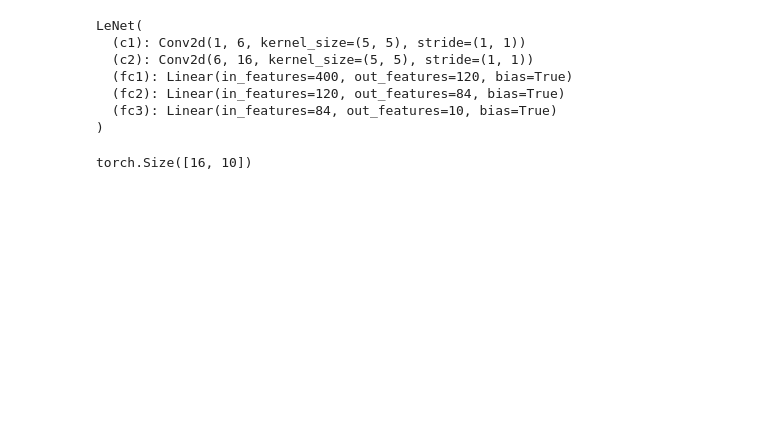
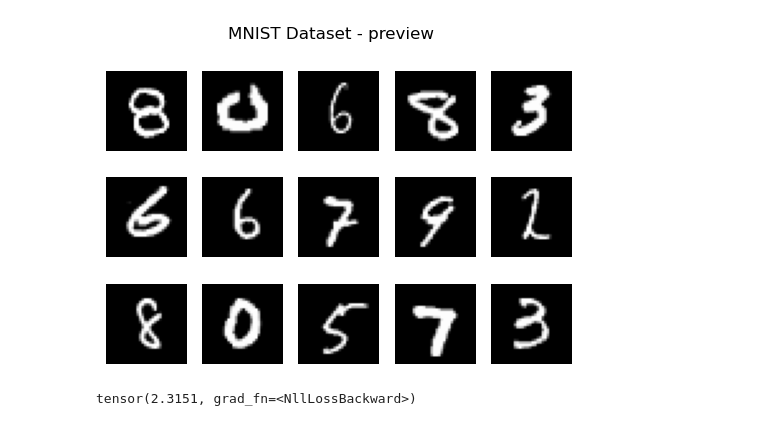
Before and after one commit to maciejbalawejder/Deep-Learning-Collection, a Jupyter notebook: ConvNets/LeNet/LeNet-5.ipynb, the cells around one changed output. Cells and saved outputs as stored; diff of their text form; code cells hidden in the pictures; blank space fills up the shorter version.

```diff
--- a/ConvNets/LeNet/LeNet-5.ipynb
+++ b/ConvNets/LeNet/LeNet-5.ipynb
@@ -7,6 +7,10 @@ import torch.nn.functional as F
 import os
 from torchvision import transforms
 from tqdm import tqdm
+import matplotlib.pyplot as plt
+from tqdm.notebook import tqdm_notebook
+
+
 
 transform = transforms.Compose([
     transforms.Resize((32, 32)),
@@ -16,8 +20,20 @@ transform = transforms.Compose([
 path = os.getcwd()
 train_data = torchvision.datasets.MNIST(path, download = True, train = True, transform = transforms.Compose([transforms.Pad(2), transforms.ToTensor()]))
 test_data = torchvision.datasets.MNIST(path, download = True, train = False, transform = transforms.Compose([transforms.Pad(2), transforms.ToTensor()]))
+train_data, val_data = torch.utils.data.random_split(train_data, [50000, 10000])
+
 train_loader = DataLoader(dataset=train_data, batch_size = 16, shuffle=True)
+val_loader = DataLoader(dataset=val_data, batch_size = 16, shuffle=True)
 test_loader = DataLoader(dataset=test_data, batch_size = 16, shuffle=True)
+# %%
+fig = plt.figure(dpi = 100)
+for index in range(1, 3 * 5 + 1):
+    plt.subplot(3, 5, index)
+    plt.axis('off')
+    plt.imshow(next(iter(train_loader))[0][index].reshape(32,32), cmap='gray')
+fig.suptitle('MNIST Dataset - preview');
+# %% [output]
+[figure, added]
 # %%
 class LeNet(nn.Module):
     def __init__(self):
@@ -30,26 +46,20 @@ class LeNet(nn.Module):
         self.fc3 = nn.Linear(in_features = 84, out_features = 10)
 
     def forward(self,x):
-        x = F.avg_pool2d(F.tanh(self.c1(x)), kernel_size = 2, stride = 2, padding = 0)
-        x = F.avg_pool2d(F.tanh(self.c2(x)), kernel_size = 2, stride = 2, padding = 0)
+        x = F.avg_pool2d(torch.tanh(self.c1(x)), kernel_size = 2, stride = 2, padding = 0)
+        x = F.avg_pool2d(torch.tanh(self.c2(x)), kernel_size = 2, stride = 2, padding = 0)
         x = torch.flatten(x,1)
-        x = F.tanh(self.fc1(x))
-        x = F.tanh(self.fc2(x))
-        x = self.fc3(x).float()
-        x = F.log_softmax(x, dim = 1)
-        # torch.argmax(x, dim = 1)
+        x = torch.tanh(self.fc1(x))
+        x = torch.tanh(self.fc2(x))
+        x = self.fc3(x)
+        #x = F.log_softmax(x, dim = 1)
+        #x = torch.argmax(x, dim = 1)
 
         return x
 
 leNet = LeNet()
-print(leNet)
-leNet(next(iter(train_loader))[0]/255).shape
+x = leNet(next(iter(train_loader))[0])
+l = nn.CrossEntropyLoss()
+l(x,next(iter(train_loader))[1])
 # %% [output]
-LeNet(
-  (c1): Conv2d(1, 6, kernel_size=(5, 5), stride=(1, 1))
-  (c2): Conv2d(6, 16, kernel_size=(5, 5), stride=(1, 1))
-  (fc1): Linear(in_features=400, out_features=120, bias=True)
-  (fc2): Linear(in_features=120, out_features=84, bias=True)
-  (fc3): Linear(in_features=84, out_features=10, bias=True)
-)
+tensor(2.3151, grad_fn=<NllLossBackward>)
-torch.Size([16, 10])
```
Also changed, not shown: parts of 4 cells of this notebook.
